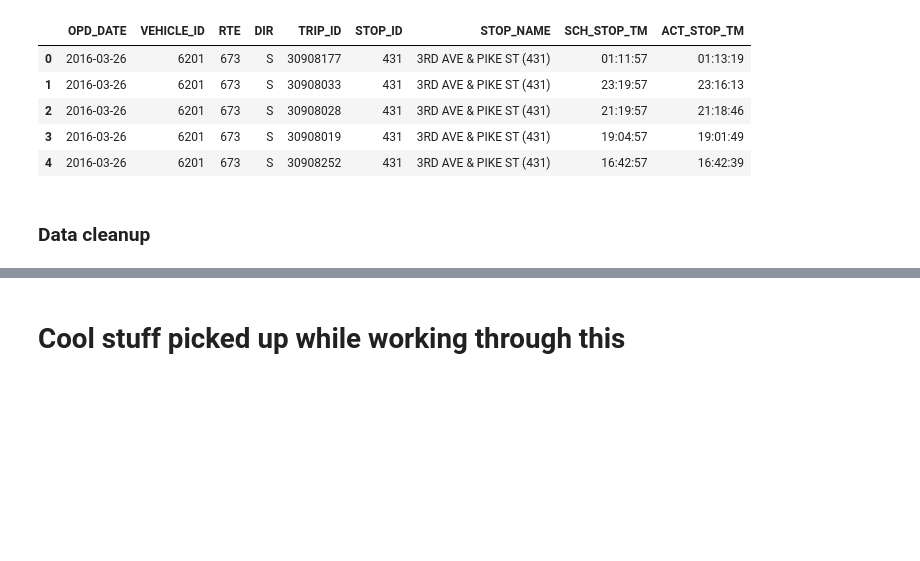
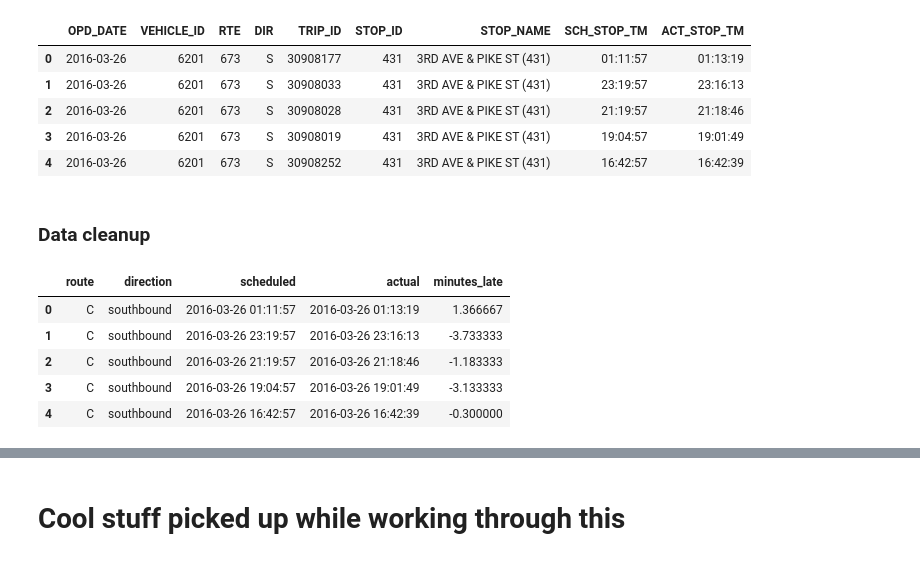
Before and after one commit to fabiangunzinger/bus_paradox, a Jupyter notebook: waiting_time_paradox.ipynb, the cells around one changed output, grey strips where cells are left out. Saved outputs shown, nothing was run; the diff lists cells and outputs as text; code cells hidden in the pictures; blank space fills up the shorter version.

```diff
--- a/waiting_time_paradox.ipynb
+++ b/waiting_time_paradox.ipynb
@@ -145,0 +146,28 @@ df['']
+# %%
+# Combine time and data into single timestamp
+df['actual'] = pd.to_datetime(df['OPD_DATE'] + ' ' + df['ACT_STOP_TM'])
+df['scheduled'] = pd.to_datetime(df['OPD_DATE'] + ' ' + df['SCH_STOP_TM'])
+
+# Calculate dalay in minutes, adjusting actual day when actual and scheduled span midnight
+minute = np.timedelta64(1, 'm')
+hour = 60 * minute
+diff_hrs = (df['actual'] - df['scheduled']) / hour
+df.loc[diff_hrs < -22, 'actual'] += 2 * hour
+df.loc[diff_hrs > 22, 'actual'] -= 2 * hour
+df['minutes_late'] = (df['actual'] - df['scheduled']) / minute
+
+# Map internal route codes to external route letters
+df['route'] = df['RTE'].replace({673: 'C', 674: 'D', 675: 'E'}).astype('category')
+df['direction'] = df['DIR'].replace({'N': 'northbound', 'S': 'southbound'}).astype('category')
+
+# Extract useful columns
+df = df[['route', 'direction', 'scheduled', 'actual', 'minutes_late']]
+
+df.head()
+# %% [output]
+|  | route | direction | scheduled | actual | minutes_late |
+| 0 | C | southbound | 2016-03-26 01:11:57 | 2016-03-26 01:13:19 | 1.366667 |
+| 1 | C | southbound | 2016-03-26 23:19:57 | 2016-03-26 23:16:13 | -3.733333 |
+| 2 | C | southbound | 2016-03-26 21:19:57 | 2016-03-26 21:18:46 | -1.183333 |
+| 3 | C | southbound | 2016-03-26 19:04:57 | 2016-03-26 19:01:49 | -3.133333 |
+| 4 | C | southbound | 2016-03-26 16:42:57 | 2016-03-26 16:42:39 | -0.300000 |
```
Also changed, not shown: parts of 14 cells of this notebook, 1 other file.
